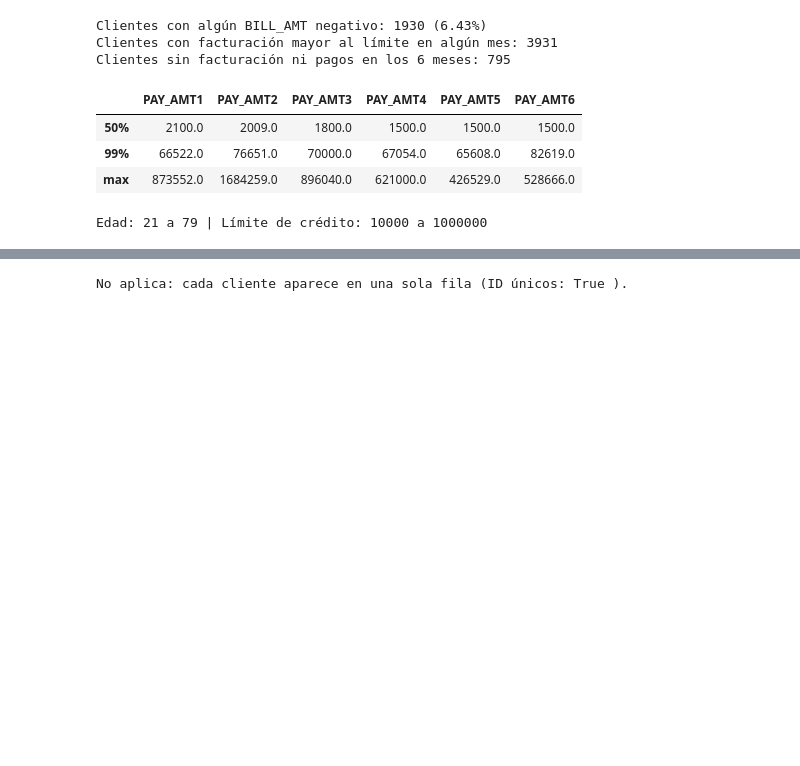
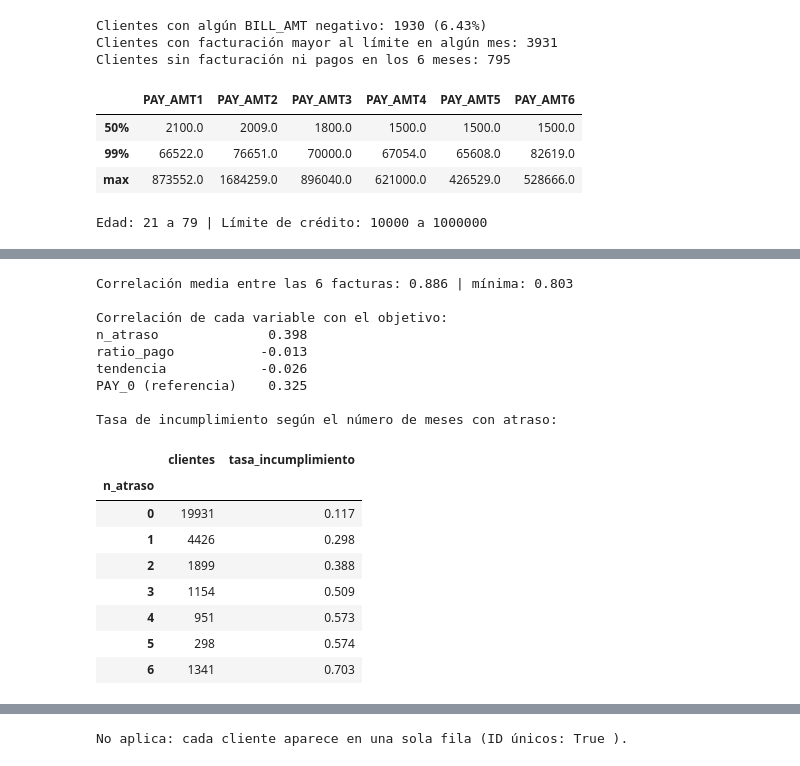
Before and after one commit to aforozco1808-dotcom/Laboratorio-de-an-lisis-avanzado-Grupo-6---RiskVision, a Jupyter notebook: notebooks/02_eda.ipynb, the cells around one changed output, grey strips where cells are left out. Saved outputs shown, nothing was run; the diff lists cells and outputs as text; code cells hidden in the pictures; blank space fills up the shorter version.

```diff
--- a/notebooks/02_eda.ipynb
+++ b/notebooks/02_eda.ipynb
@@ -224,0 +245,37 @@ Edad: 21 a 79 | Límite de crédito: 10000 a 1000000
+# %%
+if df is not None:
+    import numpy as np
+    bill = [f"BILL_AMT{i}" for i in range(1, 7)]
+    pay_amt = [f"PAY_AMT{i}" for i in range(1, 7)]
+    pay_cols = ["PAY_0", "PAY_2", "PAY_3", "PAY_4", "PAY_5", "PAY_6"]
+    c = df[bill].corr().values
+    print("Correlación media entre las 6 facturas:", round(c[np.triu_indices(6, 1)].mean(), 3), "| mínima:", round(c[np.triu_indices(6, 1)].min(), 3))
+    cand = pd.DataFrame({
+        "n_atraso": (df[pay_cols] >= 1).sum(axis=1),
+        "ratio_pago": df[pay_amt].sum(axis=1) / df[bill].clip(lower=0).sum(axis=1).replace(0, np.nan),
+        "tendencia": df["BILL_AMT1"] - df["BILL_AMT6"],
+        "PAY_0 (referencia)": df["PAY_0"],
+    })
+    print("\nCorrelación de cada variable con el objetivo:")
+    print(cand.corrwith(df[TARGET]).round(3).to_string())
+    print("\nTasa de incumplimiento según el número de meses con atraso:")
+    display(df.groupby(cand["n_atraso"])[TARGET].agg(clientes="size", tasa_incumplimiento="mean").round(3))
+# %% [output]
+Correlación media entre las 6 facturas: 0.886 | mínima: 0.803
+
+Correlación de cada variable con el objetivo:
+n_atraso              0.398
+ratio_pago           -0.013
+tendencia            -0.026
+PAY_0 (referencia)    0.325
+
+Tasa de incumplimiento según el número de meses con atraso:
+|  | clientes | tasa_incumplimiento |
+| n_atraso |  |  |
+| 0 | 19931 | 0.117 |
+| 1 | 4426 | 0.298 |
+| 2 | 1899 | 0.388 |
+| 3 | 1154 | 0.509 |
+| 4 | 951 | 0.573 |
+| 5 | 298 | 0.574 |
+| 6 | 1341 | 0.703 |
```
Also changed, not shown: parts of 35 cells of this notebook, 3 other files.
